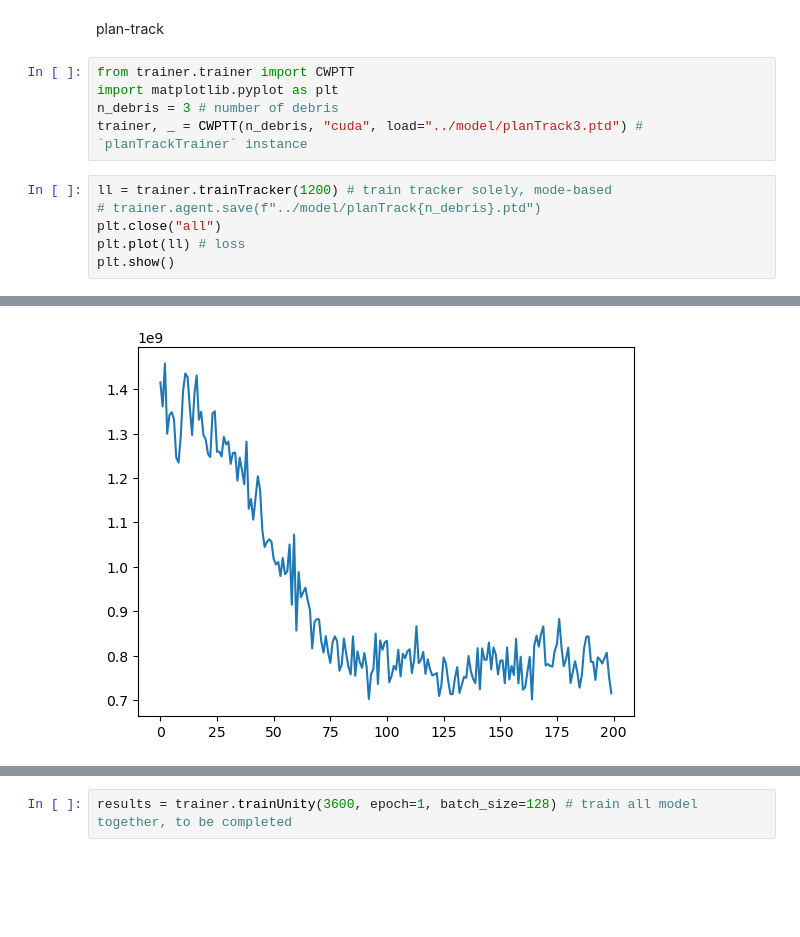
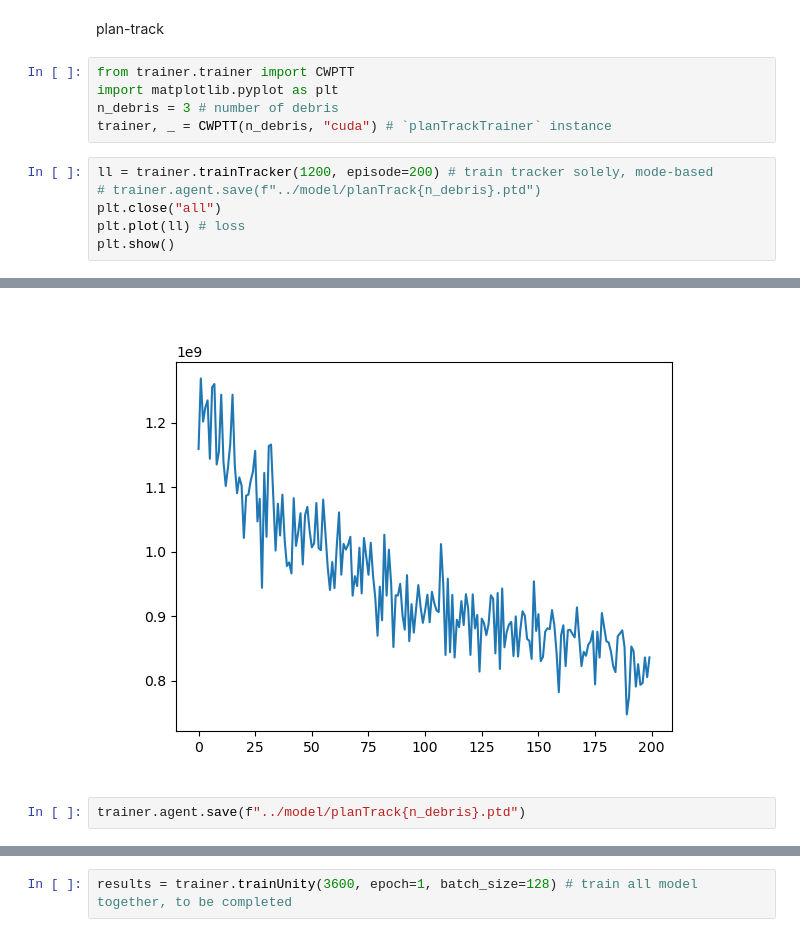
Before and after one commit to liziyao99/multi-debris-avoidance, a Jupyter notebook: quickStart.ipynb, the cells around one changed output, grey strips where cells are left out. Cells and saved outputs as stored; diff of their text form; blank space fills up the shorter version.

```diff
--- a/quickStart.ipynb
+++ b/quickStart.ipynb
@@ -4,18 +4,20 @@ plan-track
 from trainer.trainer import CWPTT
 import matplotlib.pyplot as plt
 n_debris = 3 # number of debris
-trainer, _ = CWPTT(n_debris, "cuda", load="../model/planTrack3.ptd") # `planTrackTrainer` instance
+trainer, _ = CWPTT(n_debris, "cuda") # `planTrackTrainer` instance
 # %%
-ll = trainer.trainTracker(1200) # train tracker solely, mode-based
+ll = trainer.trainTracker(1200, episode=200) # train tracker solely, mode-based
 # trainer.agent.save(f"../model/planTrack{n_debris}.ptd")
 plt.close("all")
 plt.plot(ll) # loss
 plt.show()
 # %% [output]
 [interactive output not drawn]
 [interactive output not drawn]
 [interactive output not drawn]
-[figure, old version]
+[figure, new version]
+# %%
+trainer.agent.save(f"../model/planTrack{n_debris}.ptd")
 # %%
 al, cl, tr = trainer.trainPlanner(episode=1000, epoch=10) # train planner and critic, mode-free
 trainer.agent.save(f"../model/planTrack{n_debris}.ptd")
```
Also changed, not shown: parts of 11 cells of this notebook, 2 other files.
